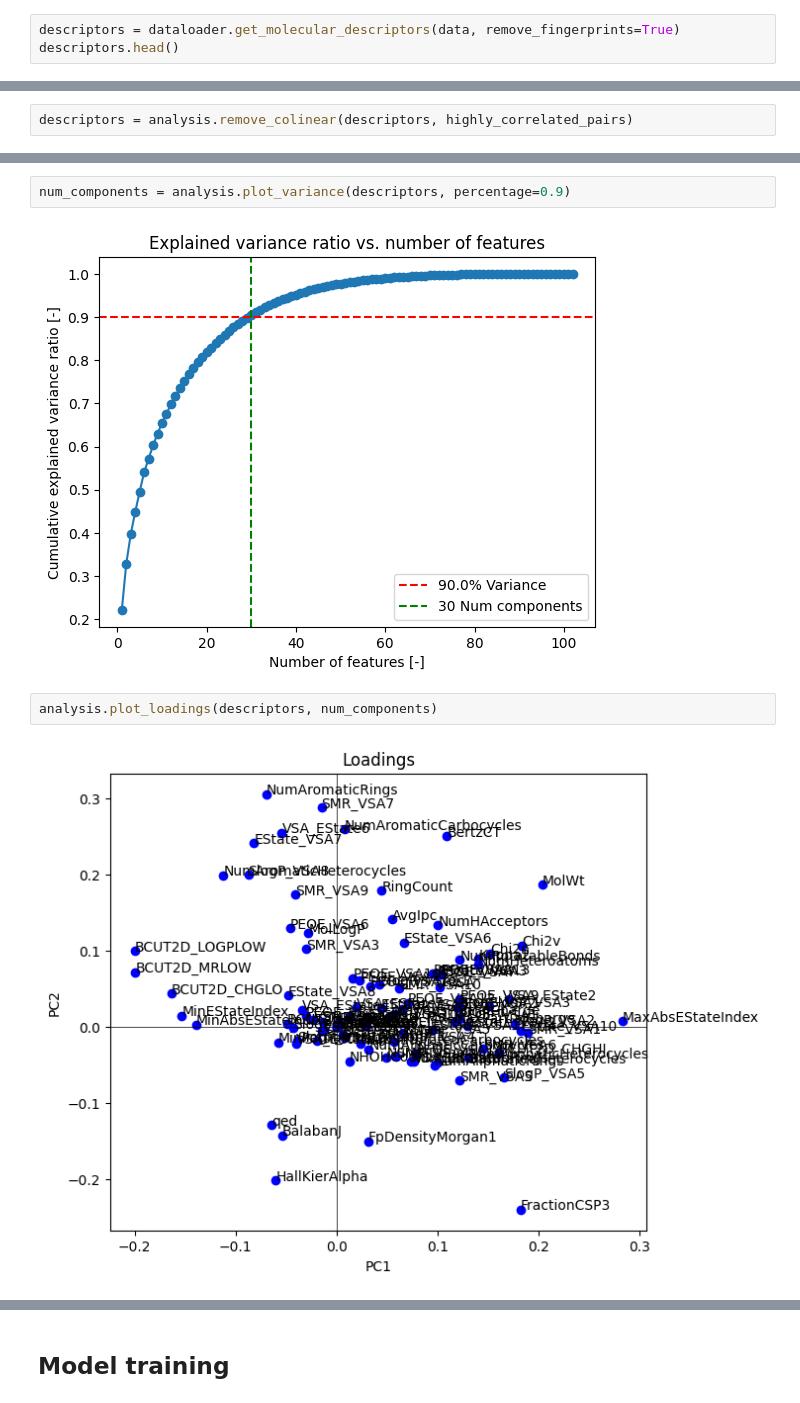
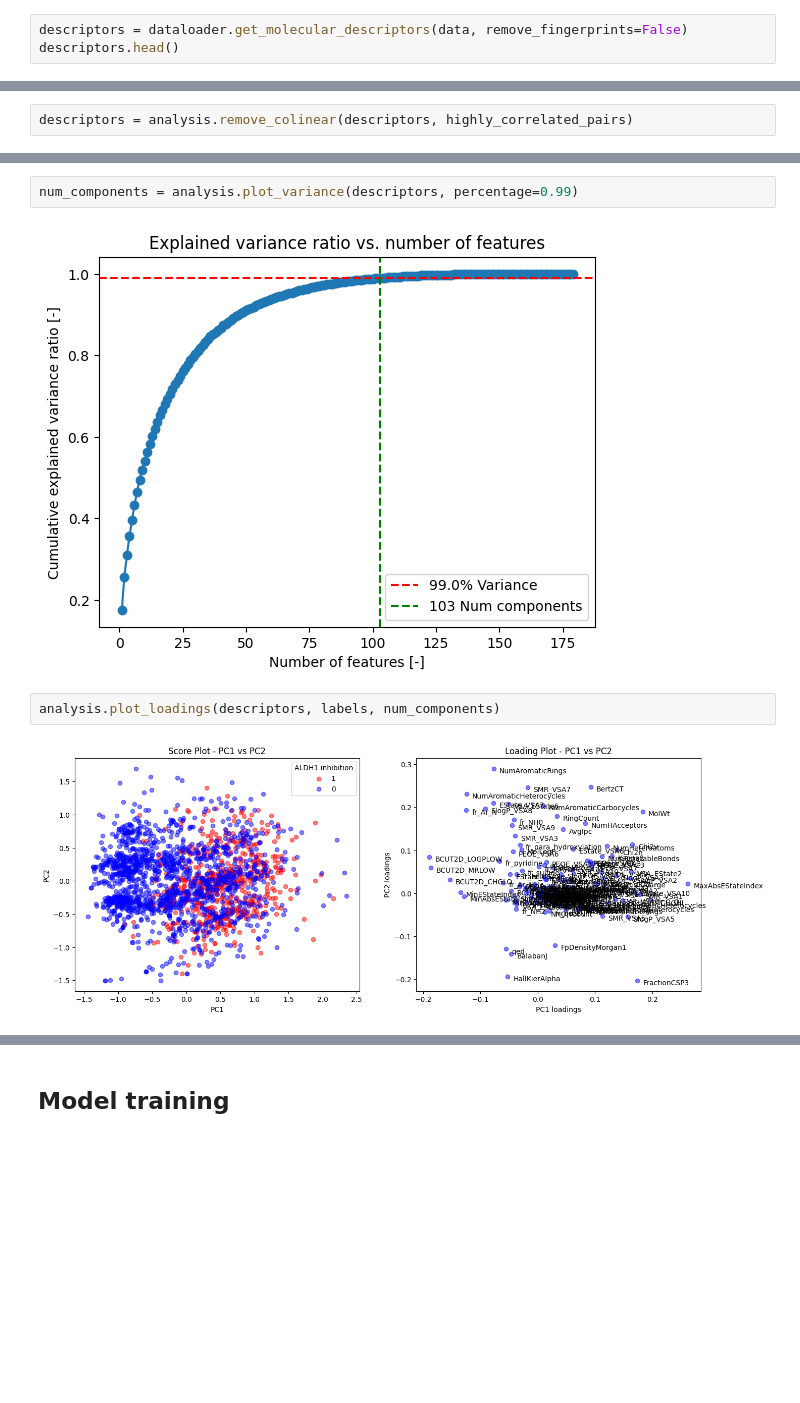
Before and after one commit to jespervh19/8CC00Code, a Jupyter notebook: GroupAssignment/Group_assignment_notebook.ipynb, the cells around one changed output, grey strips where cells are left out. Cells and saved outputs as stored; diff of their text form; blank space fills up the shorter version.

```diff
--- a/GroupAssignment/Group_assignment_notebook.ipynb
+++ b/GroupAssignment/Group_assignment_notebook.ipynb
@@ -19,7 +19,7 @@ except:
 # %%
 data = pd.read_csv(os.path.abspath("all_tested_molecules.csv"))
 # %%
-descriptors = dataloader.get_molecular_descriptors(data, remove_fingerprints=True)
+descriptors = dataloader.get_molecular_descriptors(data, remove_fingerprints=False)
 descriptors.head()
 # %% [output]
 |  | MaxAbsEStateIndex | MaxEStateIndex | MinAbsEStateIndex | MinEStateIndex | qed | MolWt | ... |
@@ -65,9 +50,9 @@ descriptors
 # %%
-num_components = analysis.plot_variance(descriptors, percentage=0.9)
+num_components = analysis.plot_variance(descriptors, percentage=0.99)
 # %% [output]
-[figure, old version]
+[figure, new version]
 # %%
-analysis.plot_loadings(descriptors, num_components)
+analysis.plot_loadings(descriptors, labels, num_components)
 # %% [output]
-[figure, old version]
+[figure, new version]
 # %%
```
Also changed, not shown: parts of 16 cells of this notebook, 3 other files.
